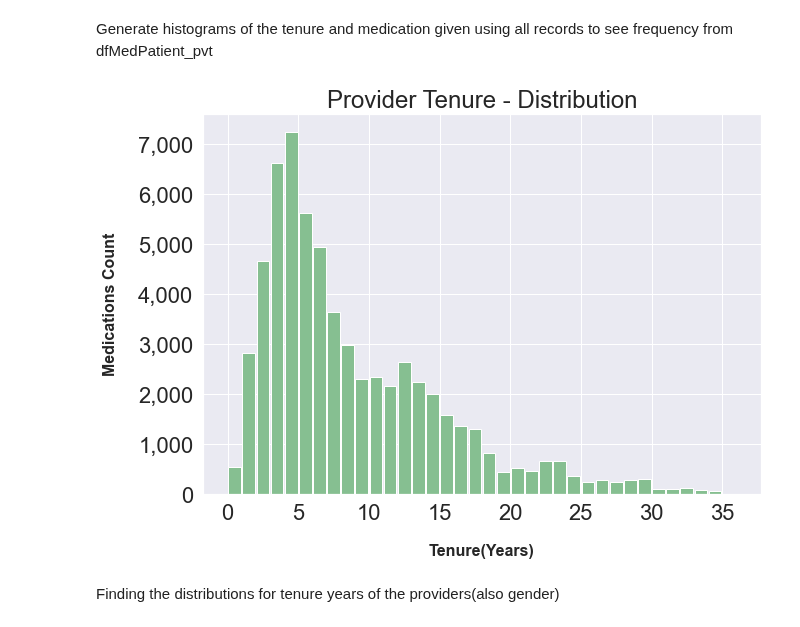
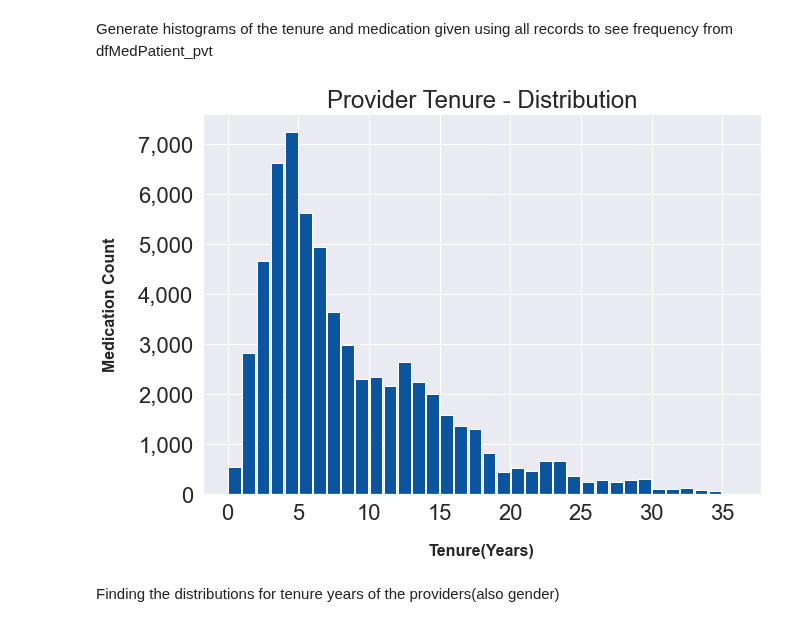
Before and after one commit to data-rescue/ems-analytics, a Jupyter notebook: notebooks/20210412-au-medication-tenure-relation.ipynb, the cells around one changed output. Saved outputs shown, nothing was run; the diff lists cells and outputs as text; code cells hidden in the pictures.

```diff
--- a/notebooks/20210412-au-medication-tenure-relation.ipynb
+++ b/notebooks/20210412-au-medication-tenure-relation.ipynb
@@ -630,27 +633,27 @@ Generate histograms of the tenure and medication given using all records to see
 # %%
 ## Creating bar plot for Provider Tenure - Distribution
 from matplotlib.ticker import StrMethodFormatter
 
 ## histogram of the tenure
 ##dfMedPatientReduced.hist(column='TenureYears',bins=int(dfMedPatientReduced["TenureYears"].max()))
 
-ax = dfMedPatientReduced.hist(column='TenureYears',bins=int(dfMedPatientReduced["TenureYears"].max()),  figsize=(10,7), color='#86bf91', zorder=2, rwidth=0.9)
+ax = dfMedPatientReduced.hist(column='TenureYears',bins=int(dfMedPatientReduced["TenureYears"].max()),  figsize=(10,7), color='#0b559f', zorder=2, rwidth=0.9)
 ax = ax[0]
 
 for x in ax:
 # Remove title
     x.set_title("Provider Tenure - Distribution")
 
     # Set x-axis label
     x.set_xlabel("Tenure(Years)", labelpad=20, weight='bold', size=16)
 
     # Set y-axis label
-    x.set_ylabel("Medications Count", labelpad=20, weight='bold', size=16)
+    x.set_ylabel("Medication Count", labelpad=20, weight='bold', size=16)
 
     # Format y-axis label
     x.yaxis.set_major_formatter(StrMethodFormatter('{x:,g}'))
 # %% [output]
-[figure, old version]
+[figure, new version]
 # %% [markdown]
 Finding the distributions for tenure years of the providers(also gender)
 # %%
```
Also changed, not shown: parts of 16 cells of this notebook, 1 other file.
